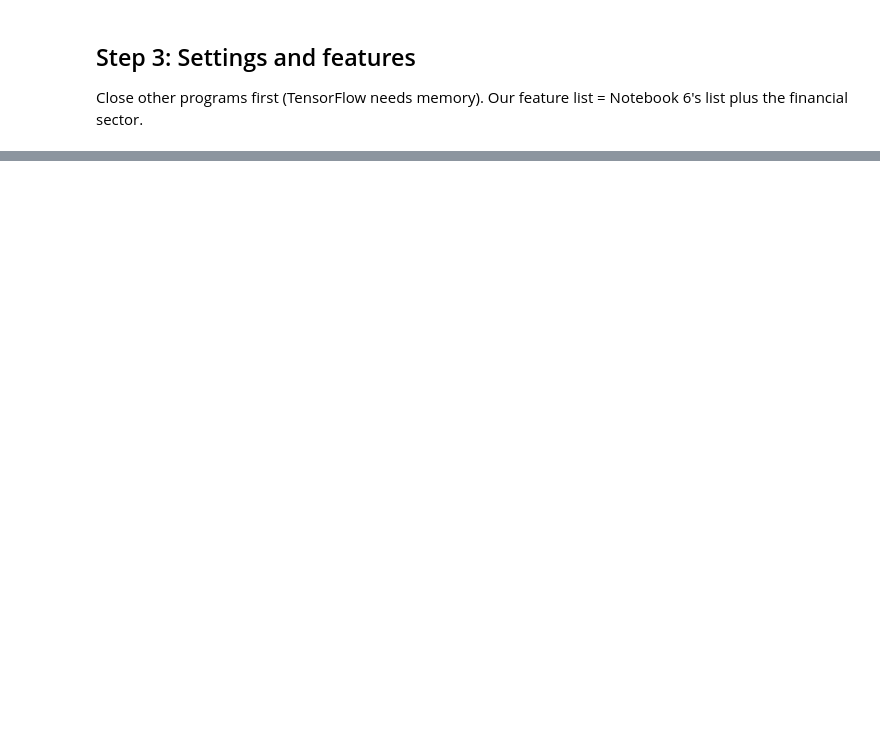
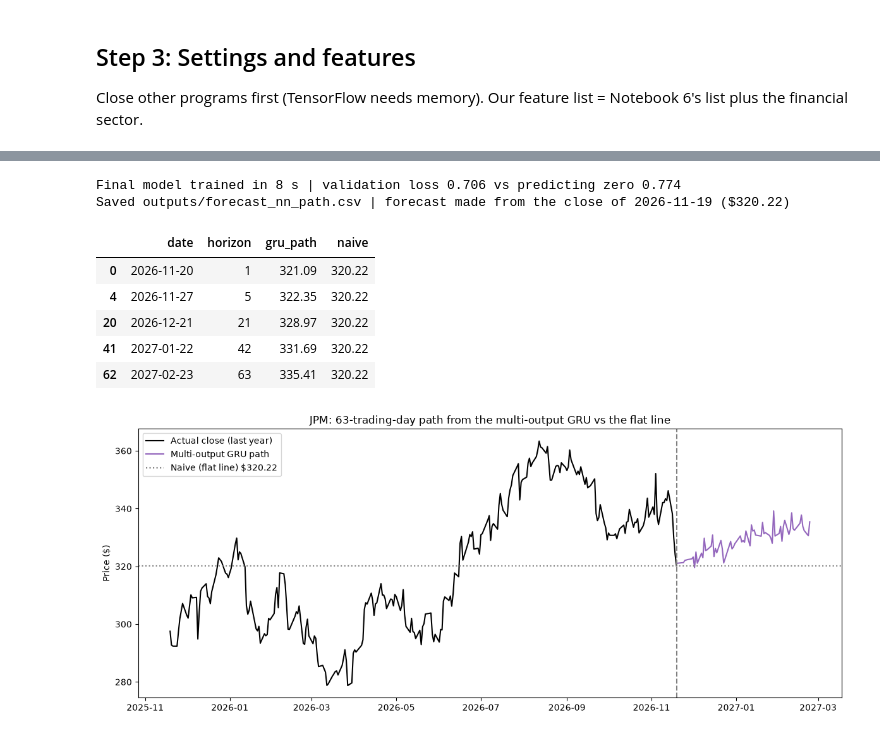
Before and after one commit to Matrixbenny/smm-202604-c2-module7-time-series, a Jupyter notebook: lab_5_neural_networks.ipynb, the cells around one changed output, grey strips where cells are left out. Drawn from its saved outputs; the diff is of its cells as text; code cells hidden in the pictures; blank space fills up the shorter version.

```diff
--- a/lab_5_neural_networks.ipynb
+++ b/lab_5_neural_networks.ipynb
@@ -148,0 +303,11 @@ else:
+# %%
+nn_predictions = {}
+nn_details = {}
+LABEL = f"w{BEST_WINDOW} u{BEST_UNITS} d{BEST_DROPOUT}"
+started = time.time()
+for architecture in ["LSTM", "GRU"]:
+    series, details = walk_forward_nn(architecture, seed=config.SEED, window=BEST_WINDOW,
+                                      units=BEST_UNITS, dropout=BEST_DROPOUT)
+    nn_predictions[f"{architecture} {LABEL}"] = series
+    nn_details[architecture] = details
+print(f"LSTM and GRU walk-forward finished in {(time.time() - started) / 60:.1f} minutes")
@@ -148,0 +561,41 @@ else:
+# %%
+# 2. Final model on all known history, then the path from 19 Nov 2026
+started = time.time()
+m_final, X_all, ends, scales, info_final = fit_path_model(n_labeled)
+path_returns = np.asarray(m_final(X_all[[-1]], training=False)).ravel() * scales    # window ending on the last row
+print(f"Final model trained in {time.time() - started:.0f} s | validation loss {info_final['best_val_loss']:.3f} "
+      f"vs predicting zero {info_final['zero_val_loss']:.3f}")
+
+last_close, last_date = float(frame["Close"].iloc[-1]), frame.index[-1]
+basic_file = config.DATA_DIR / "forecast_basic.csv"
+if basic_file.exists():                                           # Member 4's dates, so the files line up in Power BI
+    future_dates = pd.to_datetime(pd.read_csv(basic_file)["date"])
+else:                                                             # same calendar as Member 4 (NYSE holidays)
+    trading_day = pd.offsets.CustomBusinessDay(holidays=["2026-11-26", "2026-12-25", "2027-01-01", "2027-01-18", "2027-02-15"])
+    future_dates = pd.Series(pd.date_range(last_date + trading_day, periods=H, freq=trading_day))
+assert len(future_dates) == H
+
+nn_path = pd.DataFrame({"date": future_dates.values, "horizon": np.arange(1, H + 1),
+                        "gru_path": last_close * np.exp(path_returns), "naive": last_close})
+nn_path.to_csv(config.OUTPUT_DIR / "forecast_nn_path.csv", index=False, date_format="%Y-%m-%d")
+print(f"Saved outputs/forecast_nn_path.csv | forecast made from the close of {last_date.date()} (${last_close:.2f})")
+display(nn_path.round(2).iloc[[0, 4, 20, 41, 62]])
+
+history_close = frame["Close"].iloc[-252:]
+plt.figure(figsize=(12, 5))
+plt.plot(history_close, color="black", label="Actual close (last year)")
+plt.plot(nn_path["date"], nn_path["gru_path"], color="tab:purple", label="Multi-output GRU path")
+plt.axhline(last_close, color="grey", linestyle=":", label=f"Naive (flat line) ${last_close:.2f}")
+plt.axvline(last_date, color="grey", linestyle="--")
+plt.title("JPM: 63-trading-day path from the multi-output GRU vs the flat line")
+plt.ylabel("Price ($)"); plt.legend(loc="upper left"); plt.tight_layout(); plt.show()
+# %% [output]
+Final model trained in 8 s | validation loss 0.706 vs predicting zero 0.774
+Saved outputs/forecast_nn_path.csv | forecast made from the close of 2026-11-19 ($320.22)
+|  | date | horizon | gru_path | naive |
+| 0 | 2026-11-20 | 1 | 321.09 | 320.22 |
+| 4 | 2026-11-27 | 5 | 322.35 | 320.22 |
+| 20 | 2026-12-21 | 21 | 328.97 | 320.22 |
+| 41 | 2027-01-22 | 42 | 331.69 | 320.22 |
+| 62 | 2027-02-23 | 63 | 335.41 | 320.22 |
+[figure, added]
```
Also changed, not shown: parts of 53 cells of this notebook, 4 other files.
